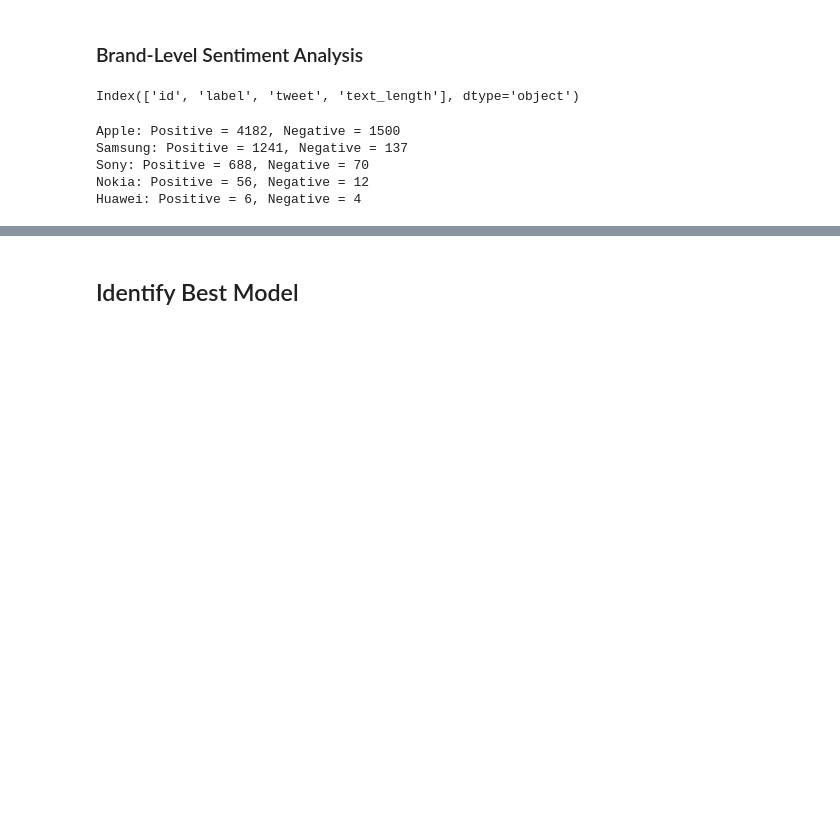
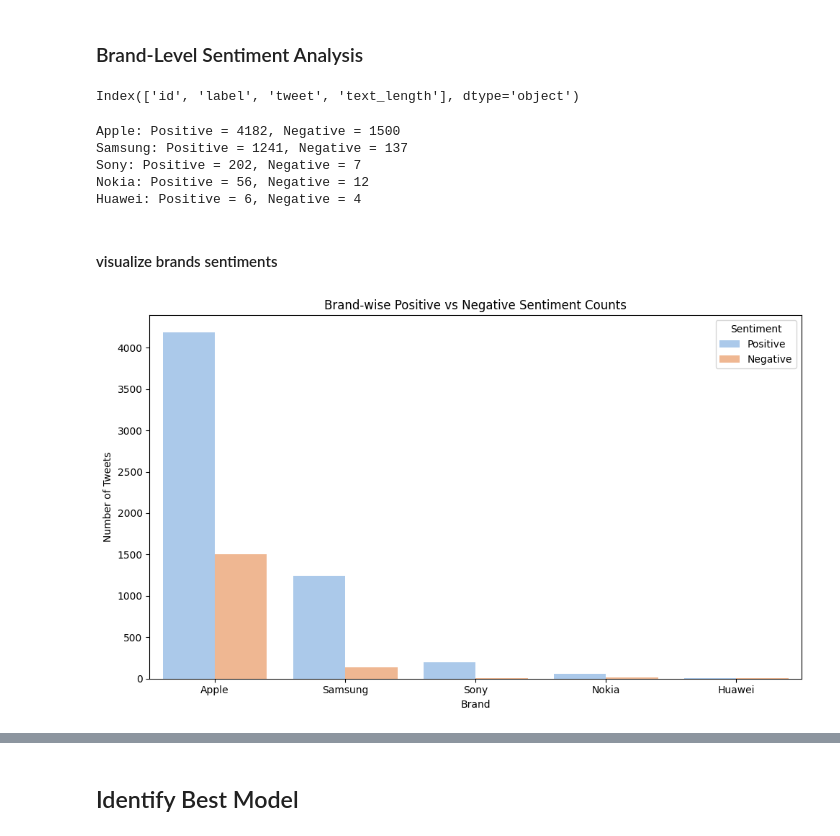
Before and after one commit to Darsha-rd/sentiment_analysis-_project, a Jupyter notebook: notebooks/02.model_building.ipynb, the cells around one changed output, grey strips where cells are left out. Drawn from its saved outputs; the diff is of its cells as text; code cells hidden in the pictures; blank space fills up the shorter version.

```diff
--- a/notebooks/02.model_building.ipynb
+++ b/notebooks/02.model_building.ipynb
@@ -1298,7 +1302,7 @@ brands = ['apple', 'samsung', 'sony', 'nokia', 'huawei']
 brand_keywords = {
     'Apple': ['appl', 'iphon', 'io'],
     'Samsung': ['samsung', 'galaxi', 'note'],
-    'Sony': ['soni', 'xperia'],
+    'Sony': ['sony', 'xperia'],
     'Nokia': ['nokia', 'lumia'],
     'Huawei': ['huawei', 'honor']
 }
@@ -1313,6 +1317,36 @@ for brand, keywords in brand_keywords.items():
 # %% [output]
 Apple: Positive = 4182, Negative = 1500
 Samsung: Positive = 1241, Negative = 137
-Sony: Positive = 688, Negative = 70
+Sony: Positive = 202, Negative = 7
 Nokia: Positive = 56, Negative = 12
 Huawei: Positive = 6, Negative = 4
+# %% [markdown]
+#### visualize brands sentiments
+# %%
+brand_sentiment = {
+    'Apple': {'Positive': 4182, 'Negative': 1500},
+    'Samsung': {'Positive': 1241, 'Negative': 137},
+    'Sony': {'Positive': 202, 'Negative': 7},
+    'Nokia': {'Positive': 56, 'Negative': 12},
+    'Huawei': {'Positive': 6, 'Negative': 4}
+}
+
+# Convert to DataFrame for seaborn
+df_sentiment = pd.DataFrame(brand_sentiment).T.reset_index()
+df_sentiment = df_sentiment.rename(columns={'index': 'Brand'})
+
+# Reshape DataFrame for seaborn plotting
+df_long = pd.melt(df_sentiment, id_vars='Brand', value_vars=['Positive', 'Negative'],
+                  var_name='Sentiment', value_name='Count')
+
+# Bar plot
+plt.figure(figsize=(10, 6))
+sns.barplot(data=df_long, x='Brand', y='Count', hue='Sentiment', palette='pastel')
+plt.title('Brand-wise Positive vs Negative Sentiment Counts')
+plt.ylabel('Number of Tweets')
+plt.xlabel('Brand')
+plt.legend(title='Sentiment')
+plt.tight_layout()
+plt.show()
+# %% [output]
+[figure, added]
```
Also changed, not shown: parts of 45 cells of this notebook, 4 other files.
